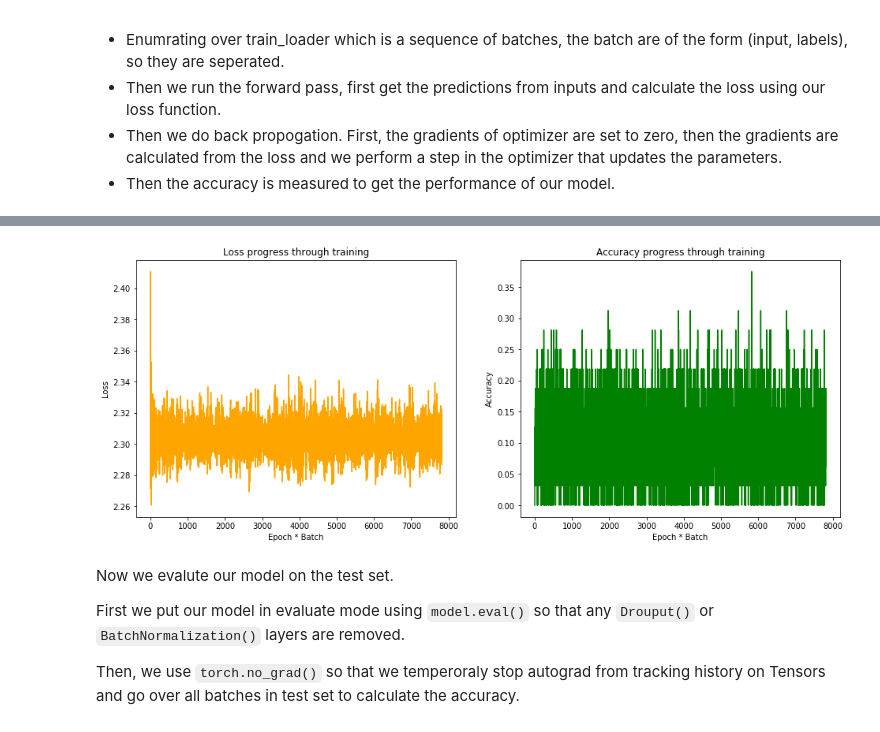
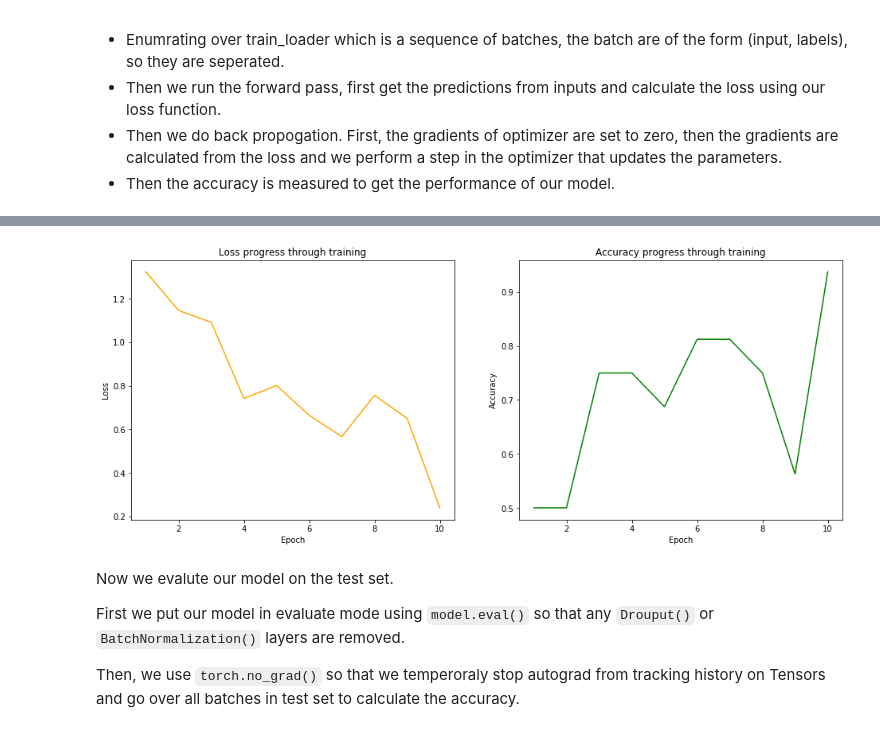
Before and after one commit to smitkiri/pytorch-applications, a Jupyter notebook: CIFAR10.ipynb, the cells around one changed output, grey strips where cells are left out. Drawn from its saved outputs; the diff is of its cells as text; code cells hidden in the pictures.

````diff
--- a/CIFAR10.ipynb
+++ b/CIFAR10.ipynb
@@ -27,9 +27,9 @@
 These datasets are converted to iterable format by using ```torch.utils.data.DataLoader``` which will divide the dataset into batches.
 # %%
 # Defining training parameters
-LEARNING_RATE = 0.01
-EPOCHS = 5
-BATCH_SIZE = 32
+LEARNING_RATE = 0.001
+EPOCHS = 10
+BATCH_SIZE = 16
 NUM_CLASSES = 10
 # %%
 # Transformations to be applied to the data
@@ -223,20 +207,20 @@ Progress: [====================] 1563/1563       loss: 2.2866    acc: 0.0625
 # %%
 # Plotting the losses and accuracies
 fig, ax = plt.subplots(nrows = 1, ncols = 2, figsize = (16, 6))
 
 ax[0].plot(range(1, len(loss_hist) + 1), loss_hist, c = 'orange')
 ax[0].set_ylabel('Loss')
-ax[0].set_xlabel('Epoch * Batch')
+ax[0].set_xlabel('Epoch')
 ax[0].set_title('Loss progress through training')
 
 ax[1].plot(range(1, len(acc_hist) + 1), acc_hist, c = 'green')
 ax[1].set_ylabel('Accuracy')
-ax[1].set_xlabel('Epoch * Batch')
+ax[1].set_xlabel('Epoch')
 ax[1].set_title('Accuracy progress through training')
 
 plt.show()
 # %% [output]
-[figure, old version]
+[figure, new version]
 # %% [markdown]
 Now we evalute our model on the test set.
 
````
Also changed, not shown: parts of 3 cells of this notebook.
